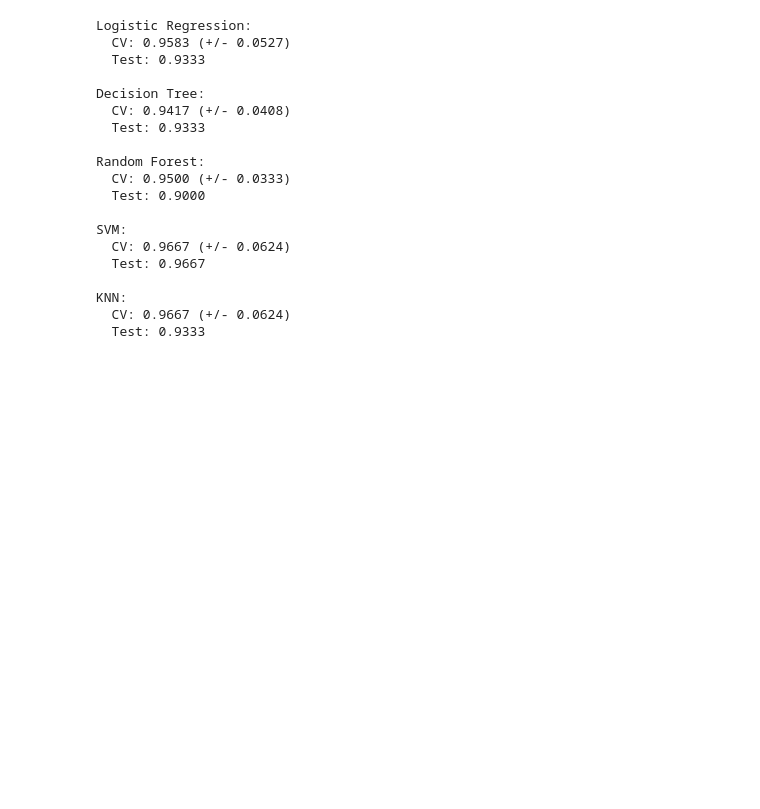
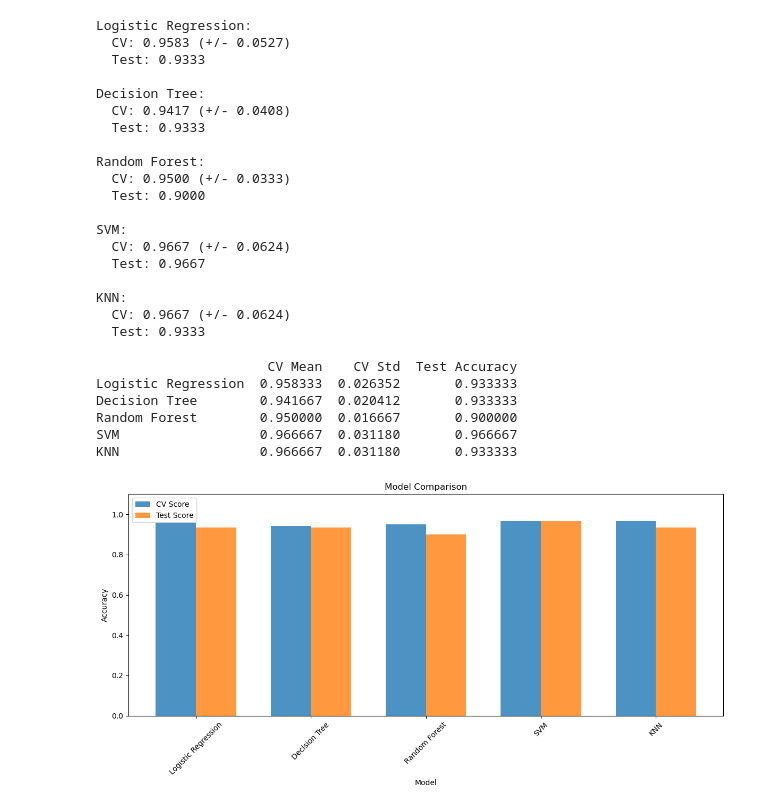
Before and after one commit to Darshan-A-N/learning-journey, a Jupyter notebook: ai-ml-journey/projects/02-ml-pipeline/ml_pipeline.ipynb, the cells around one changed output. Drawn from its saved outputs; the diff is of its cells as text; code cells hidden in the pictures; blank space fills up the shorter version.

Commit message:
feat: add complete ML pipeline project with 5 model compariso

```diff
--- a/ai-ml-journey/projects/02-ml-pipeline/ml_pipeline.ipynb
+++ b/ai-ml-journey/projects/02-ml-pipeline/ml_pipeline.ipynb
@@ -131,3 +131,32 @@ SVM:
 KNN:
   CV: 0.9667 (+/- 0.0624)
   Test: 0.9333
+# %%
+# Step 5: Compare results
+results_df = pd.DataFrame(results).T
+print(results_df)
+
+# Plot comparison
+plt.figure(figsize=(12, 6))
+x = range(len(results_df))
+width = 0.35
+
+plt.bar([i - width/2 for i in x], results_df['CV Mean'], width, label='CV Score', alpha=0.8)
+plt.bar([i + width/2 for i in x], results_df['Test Accuracy'], width, label='Test Score', alpha=0.8)
+
+plt.xlabel('Model')
+plt.ylabel('Accuracy')
+plt.title('Model Comparison')
+plt.xticks(x, results_df.index, rotation=45)
+plt.legend()
+plt.ylim(0, 1.1)
+plt.tight_layout()
+plt.show()
+# %% [output]
+                      CV Mean    CV Std  Test Accuracy
+Logistic Regression  0.958333  0.026352       0.933333
+Decision Tree        0.941667  0.020412       0.933333
+Random Forest        0.950000  0.016667       0.900000
+SVM                  0.966667  0.031180       0.966667
+KNN                  0.966667  0.031180       0.933333
+[figure, added]
```
Also changed, not shown: parts of 3 cells of this notebook, 3 other files.
